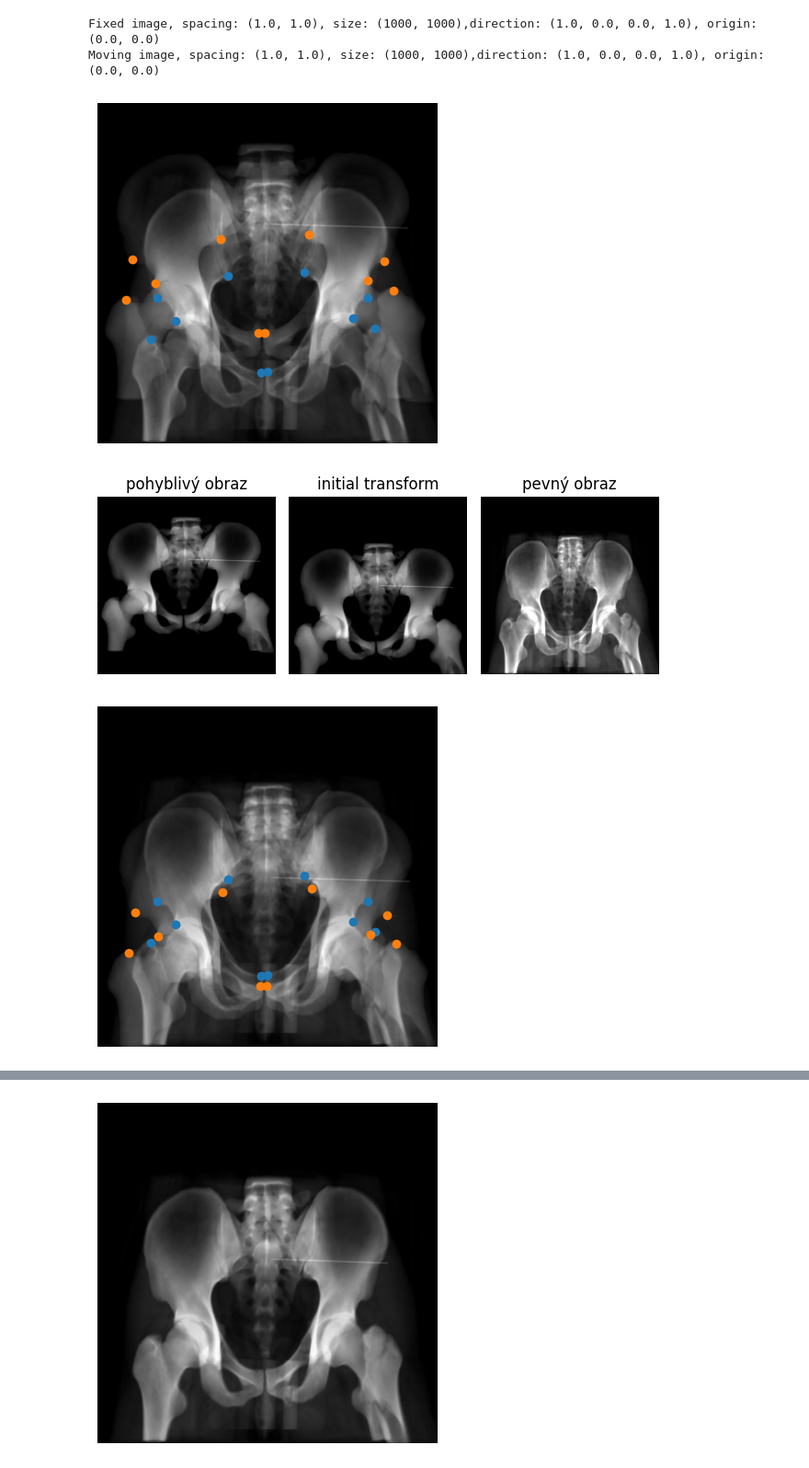
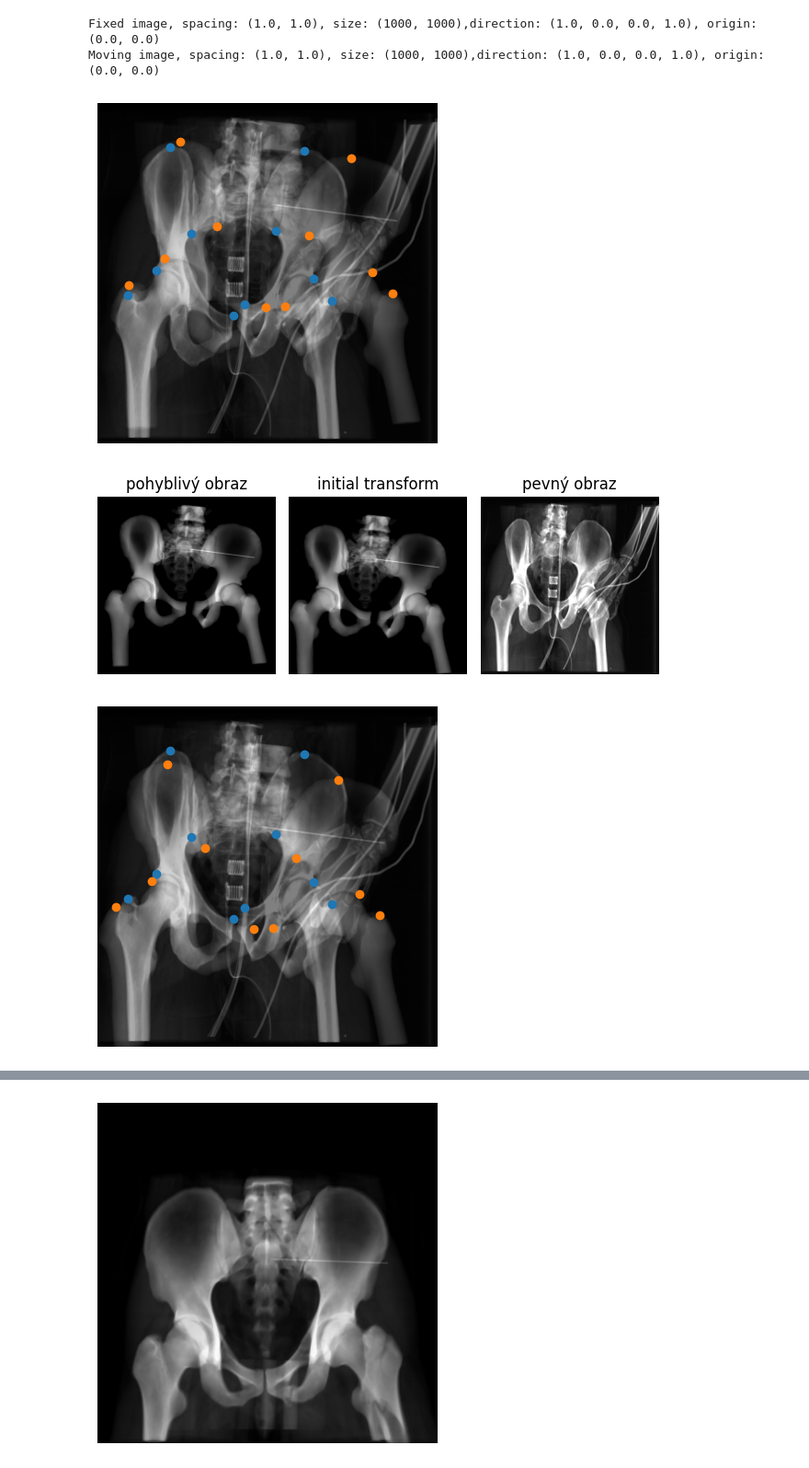
Before and after one commit to Vojtech-Benda/ca_isf, a Jupyter notebook: sitkRegistration.ipynb, the cells around one changed output, grey strips where cells are left out. Shown at 92% size. Saved outputs shown, nothing was run; the diff lists cells and outputs as text; code cells hidden in the pictures.

```diff
--- a/sitkRegistration.ipynb
+++ b/sitkRegistration.ipynb
@@ -163,31 +163,31 @@ def plotRegistrationErrors():
     # Adjust the spacing between subplots so that the axis labels don't overlap.
     plt.show()
 # %%
-num = "09"
-movingImage = sitk.ReadImage(f"input_files\\pacient_{num}\\registration\\pacient{num}PreopAP.mha", sitk.sitkFloat32)
-fixedImage = sitk.ReadImage(f"input_files\\pacient_{num}\\registration\\pacient{num}IntraopAPST.mha", sitk.sitkFloat32)
+num = "02"
+movingImage = sitk.ReadImage(f"input_files\\pacient_{num}\\registration\\pacient{num}Preop.mha", sitk.sitkFloat32)
+fixedImage = sitk.ReadImage(f"input_files\\pacient_{num}\\registration\\pacient{num}IntraopST.mha", sitk.sitkFloat32)
 movingImage = movingImage[..., 0]
 fixedImage = fixedImage[..., 0]
 
-movingPoints = getPoints(f"input_files\\pacient_{num}\\registration\\pacient{num}PreopPointsAP.csv")
-fixedPoints = getPoints(f"input_files\\pacient_{num}\\registration\\pacient{num}IntraopPointsAP.csv")
+movingPoints = getPoints(f"input_files\\pacient_{num}\\registration\\pacient{num}PreopPoints.csv")
+fixedPoints = getPoints(f"input_files\\pacient_{num}\\registration\\pacient{num}IntraopPoints.csv")
 movingPoints = [sublist[:-1] for sublist in movingPoints]
 fixedPoints = [sublist[:-1] for sublist in fixedPoints]
 
 print(f"Fixed image, spacing: {fixedImage.GetSpacing()}, size: {fixedImage.GetSize()},"
       f"direction: {fixedImage.GetDirection()}, origin: {fixedImage.GetOrigin()}")
 print(f"Moving image, spacing: {movingImage.GetSpacing()}, size: {movingImage.GetSize()},"
       f"direction: {movingImage.GetDirection()}, origin: {movingImage.GetOrigin()}")
 plt.imshow(sitk.GetArrayViewFromImage(fixedImage), cmap="gray") # [0, ...]
 plt.imshow(sitk.GetArrayViewFromImage(movingImage), cmap="gray", alpha=0.5) # [0, ...]
 plt.scatter(list(np.array(fixedPoints).T)[0], list(np.array(fixedPoints).T)[1], c="#1f77b4")
 plt.scatter(list(np.array(movingPoints).T)[0], list(np.array(movingPoints).T)[1], c="#ff7f0e")
 plt.axis("off")
 plt.show()
 # %% [output]
 Fixed image, spacing: (1.0, 1.0), size: (1000, 1000),direction: (1.0, 0.0, 0.0, 1.0), origin: (0.0, 0.0)
 Moving image, spacing: (1.0, 1.0), size: (1000, 1000),direction: (1.0, 0.0, 0.0, 1.0), origin: (0.0, 0.0)
-[figure, old version]
+[figure, new version]
 # %%
 initialTransform = sitk.CenteredTransformInitializer(fixedImage, movingImage,
                                                      sitk.AffineTransform(2),
@@ -208,7 +208,7 @@ ax2[2].axis("off")
 fig3.tight_layout()
 plt.show()
 # %% [output]
-[figure, old version]
+[figure, new version]
 # %%
 initialTransformInverse = initialTransform.GetInverse()
 movingInitialPoints = [initialTransformInverse.TransformPoint(p) for p in movingPoints]
@@ -221,6 +221,6 @@ plt.scatter(list(np.array(movingInitialPoints).T)[0], list(np.array(movingInitia
 plt.axis("off")
 plt.show()
 # %% [output]
-[figure, old version]
+[figure, new version]
 # %%
 levels = 3
```
Also changed, not shown: parts of 5 cells of this notebook, 3 other files.
